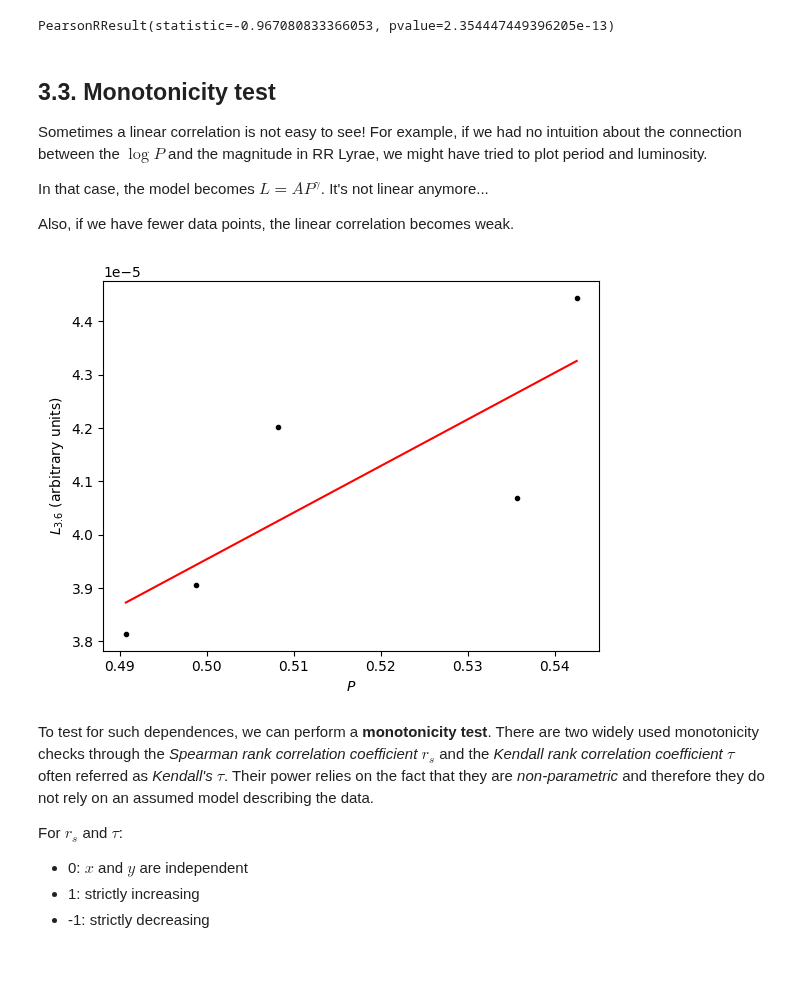
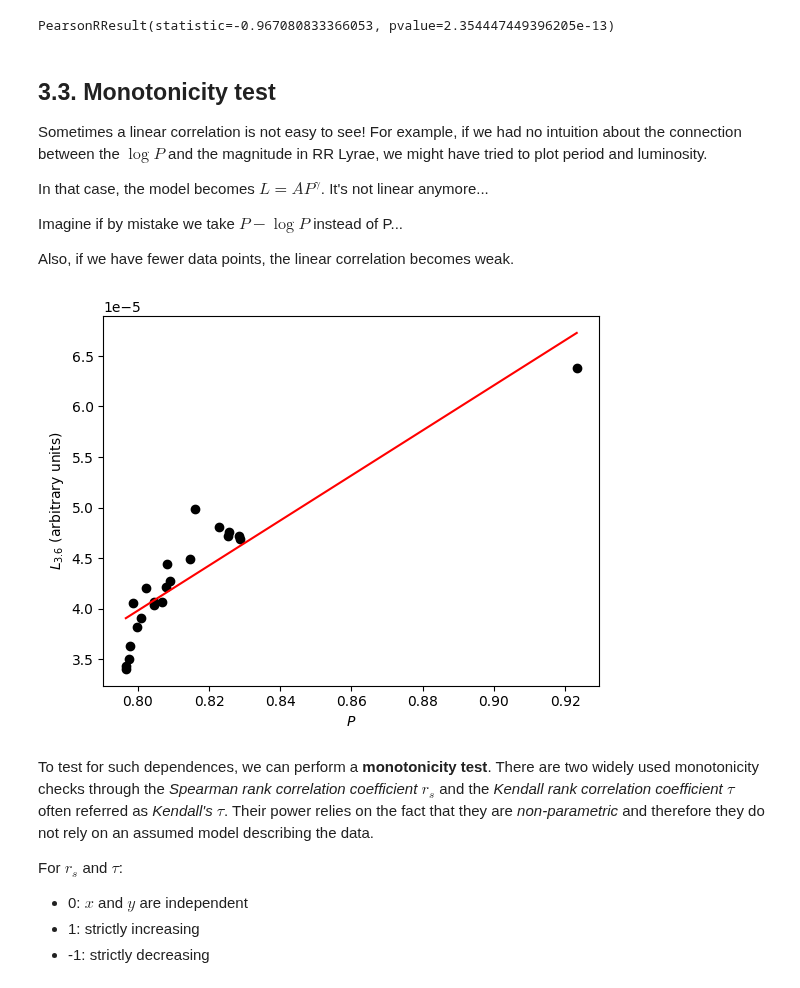
Before and after one commit to astrostatistics-in-crete/2024_summer_school, a Jupyter notebook: 04_MLE/MLE_answerkey.ipynb, the cells around one changed output. Saved outputs shown, nothing was run; the diff lists cells and outputs as text; code cells hidden in the pictures.

```diff
--- a/04_MLE/MLE_answerkey.ipynb
+++ b/04_MLE/MLE_answerkey.ipynb
@@ -527,25 +527,27 @@ Sometimes a linear correlation is not easy to see! For example, if we had no int
 
 In that case, the model becomes $L = A P^{\gamma}$. It's not linear anymore...
 
+Imagine if by mistake we take $P - \log P$ instead of P...
+
 Also, if we have fewer data points, the linear correlation becomes weak.
 # %%
 P = 10.0**logP
 L = 2.512**-m36
 
-subset = [0, 2, 3, 5, 9]
-x_new, y_new = P[subset], L[subset]
+x = P - logP
+y = L
 
-slope, intercept, _, _, _ = st.linregress(x_new, y_new)
+slope, intercept, _, _, _ = st.linregress(x, y)
 
-xx = np.linspace(min(x_new), max(x_new), 100)
+xx = np.linspace(min(x), max(x), 100)
 plt.figure()
-plt.plot(x_new, y_new, "k.")
+plt.plot(x, y, "ko")
 plt.plot(xx, slope * xx + intercept, "r-")
 plt.xlabel(r"$P$")
 plt.ylabel(r"$L_{3.6}$ (arbitrary units)")
 plt.show()
 # %% [output]
-[figure, old version]
+[figure, new version]
 # %% [markdown]
 To test for such dependences, we can perform a **monotonicity test**. There are two widely used monotonicity checks through the *Spearman rank correlation coefficient* $r_s$ and the *Kendall rank correlation coefficient* $\tau$ often referred as *Kendall's $\tau$*. Their power relies on the fact that they are *non-parametric* and therefore they do not rely on an assumed model describing the data.
 
```
Also changed, not shown: parts of 3 cells of this notebook, 1 other file.
